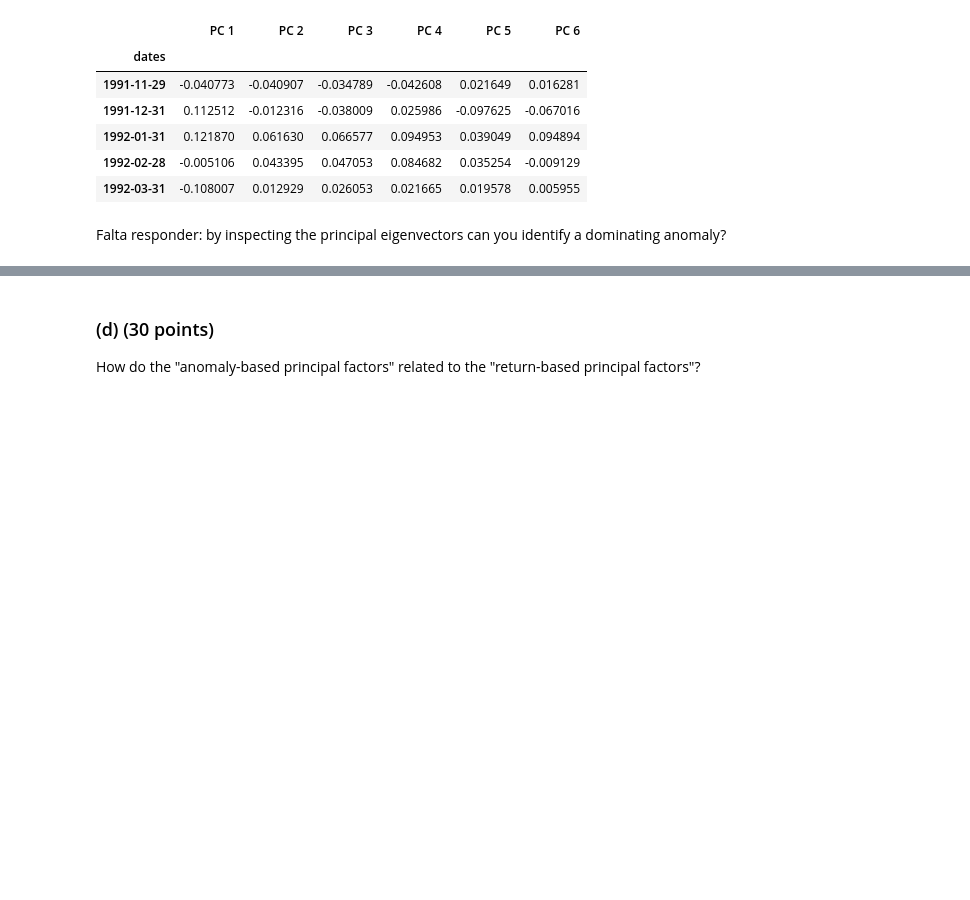
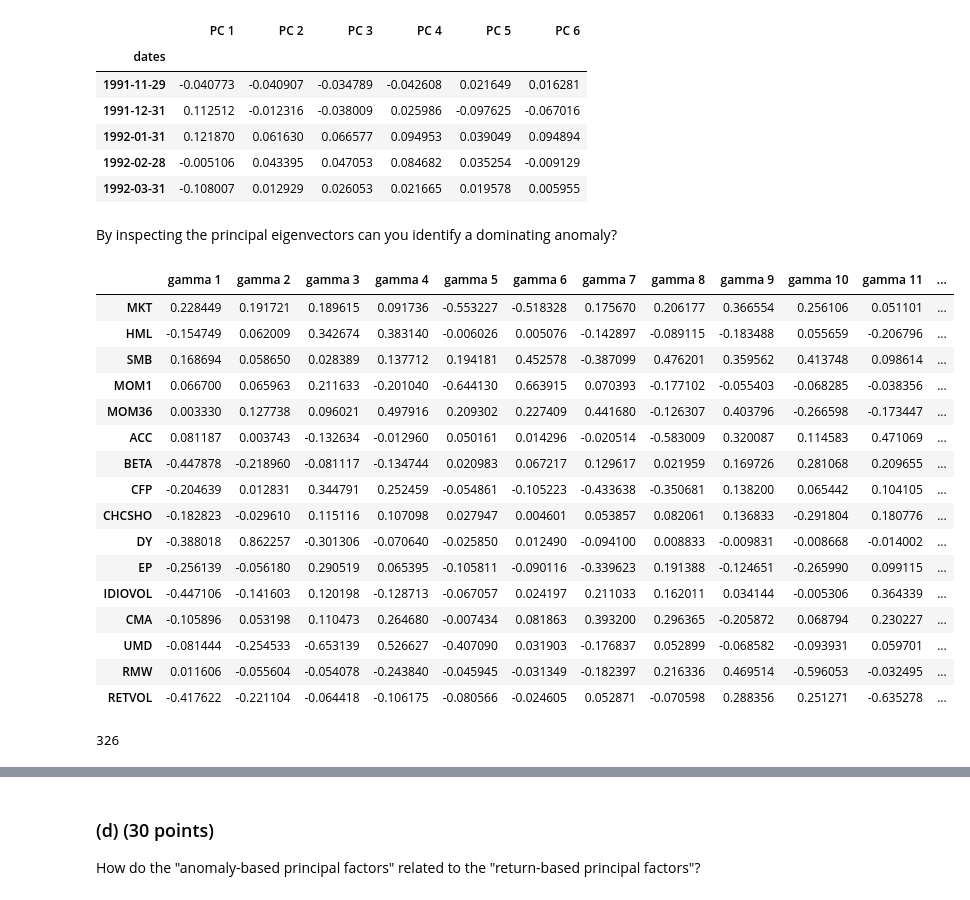
Before and after one commit to guimasuko/AssignmentEconometricsIV, a Jupyter notebook: code/q1.ipynb, the cells around one changed output, grey strips where cells are left out. Saved outputs shown, nothing was run; the diff lists cells and outputs as text; code cells hidden in the pictures; blank space fills up the shorter version.

```diff
--- a/code/q1_python.ipynb
+++ b/code/q1.ipynb
@@ -527,5 +574,28 @@ pc_fac_rt.head()
 | 1992-02-28 | -0.005106 | 0.043395 | 0.047053 | 0.084682 | 0.035254 | -0.009129 |
 | 1992-03-31 | -0.108007 | 0.012929 | 0.026053 | 0.021665 | 0.019578 | 0.005955 |
 # %% [markdown]
-Falta responder: by inspecting the principal eigenvectors can you identify a
-dominating anomaly?
+By inspecting the principal eigenvectors can you identify a dominating anomaly?
+# %%
+gammas
+# %% [output]
+|  | gamma 1 | gamma 2 | gamma 3 | gamma 4 | gamma 5 | gamma 6 | gamma 7 | gamma 8 | gamma 9 | gamma 10 | gamma 11 | ... |
+| MKT | 0.228449 | 0.191721 | 0.189615 | 0.091736 | -0.553227 | -0.518328 | 0.175670 | 0.206177 | 0.366554 | 0.256106 | 0.051101 | ... |
+| HML | -0.154749 | 0.062009 | 0.342674 | 0.383140 | -0.006026 | 0.005076 | -0.142897 | -0.089115 | -0.183488 | 0.055659 | -0.206796 | ... |
+| SMB | 0.168694 | 0.058650 | 0.028389 | 0.137712 | 0.194181 | 0.452578 | -0.387099 | 0.476201 | 0.359562 | 0.413748 | 0.098614 | ... |
+| MOM1 | 0.066700 | 0.065963 | 0.211633 | -0.201040 | -0.644130 | 0.663915 | 0.070393 | -0.177102 | -0.055403 | -0.068285 | -0.038356 | ... |
+| MOM36 | 0.003330 | 0.127738 | 0.096021 | 0.497916 | 0.209302 | 0.227409 | 0.441680 | -0.126307 | 0.403796 | -0.266598 | -0.173447 | ... |
+| ACC | 0.081187 | 0.003743 | -0.132634 | -0.012960 | 0.050161 | 0.014296 | -0.020514 | -0.583009 | 0.320087 | 0.114583 | 0.471069 | ... |
+| BETA | -0.447878 | -0.218960 | -0.081117 | -0.134744 | 0.020983 | 0.067217 | 0.129617 | 0.021959 | 0.169726 | 0.281068 | 0.209655 | ... |
+| CFP | -0.204639 | 0.012831 | 0.344791 | 0.252459 | -0.054861 | -0.105223 | -0.433638 | -0.350681 | 0.138200 | 0.065442 | 0.104105 | ... |
+| CHCSHO | -0.182823 | -0.029610 | 0.115116 | 0.107098 | 0.027947 | 0.004601 | 0.053857 | 0.082061 | 0.136833 | -0.291804 | 0.180776 | ... |
+| DY | -0.388018 | 0.862257 | -0.301306 | -0.070640 | -0.025850 | 0.012490 | -0.094100 | 0.008833 | -0.009831 | -0.008668 | -0.014002 | ... |
+| EP | -0.256139 | -0.056180 | 0.290519 | 0.065395 | -0.105811 | -0.090116 | -0.339623 | 0.191388 | -0.124651 | -0.265990 | 0.099115 | ... |
+| IDIOVOL | -0.447106 | -0.141603 | 0.120198 | -0.128713 | -0.067057 | 0.024197 | 0.211033 | 0.162011 | 0.034144 | -0.005306 | 0.364339 | ... |
+| CMA | -0.105896 | 0.053198 | 0.110473 | 0.264680 | -0.007434 | 0.081863 | 0.393200 | 0.296365 | -0.205872 | 0.068794 | 0.230227 | ... |
+| UMD | -0.081444 | -0.254533 | -0.653139 | 0.526627 | -0.407090 | 0.031903 | -0.176837 | 0.052899 | -0.068582 | -0.093931 | 0.059701 | ... |
+| RMW | 0.011606 | -0.055604 | -0.054078 | -0.243840 | -0.045945 | -0.031349 | -0.182397 | 0.216336 | 0.469514 | -0.596053 | -0.032495 | ... |
+| RETVOL | -0.417622 | -0.221104 | -0.064418 | -0.106175 | -0.080566 | -0.024605 | 0.052871 | -0.070598 | 0.288356 | 0.251271 | -0.635278 | ... |
+# %%
+sum(round(centered_factors.dot(np.array(gammas["gamma 1"])), 10) == round(pcs["PC 1"], 10))
+# %% [output]
+326
```
Also changed, not shown: parts of 16 cells of this notebook, 2 other files.
